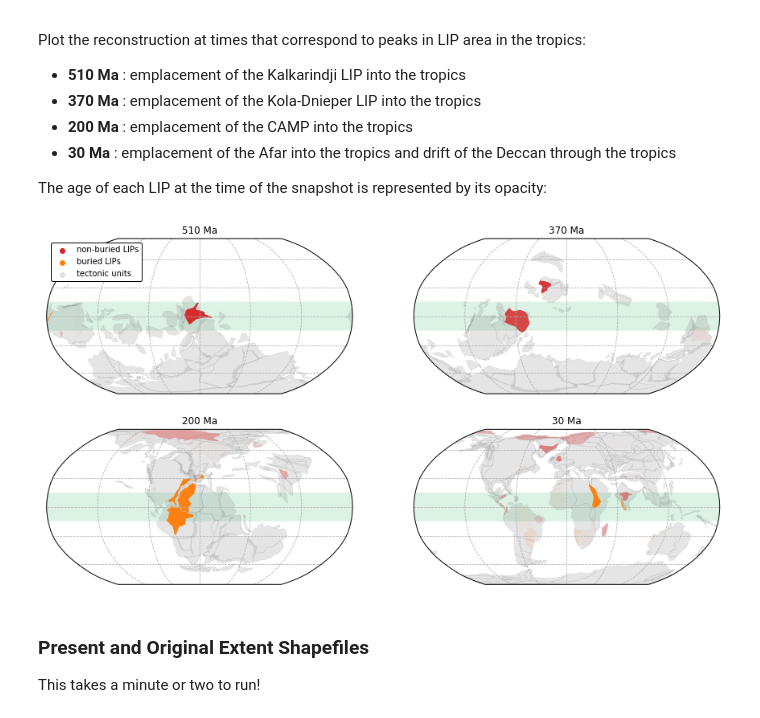
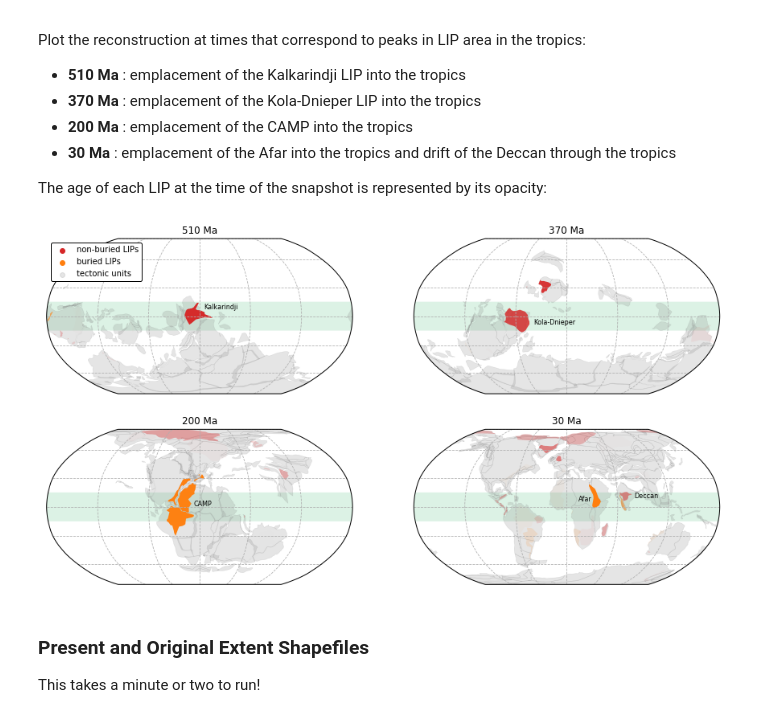
Before and after one commit to Swanson-Hysell-Group/2020_large_igneous_provinces, a Jupyter notebook: Code/LIP_Reconstruction.ipynb, the cells around one changed output. Drawn from its saved outputs; the diff is of its cells as text; code cells hidden in the pictures.

```diff
--- a/Code/LIP_Reconstruction.ipynb
+++ b/Code/LIP_Reconstruction.ipynb
@@ -1139,34 +1139,47 @@ for i in range(len(snapshot_ts)):
         now_date = reconstructed_LIPs[j].get_reconstruction_time()
         feature_age = begin_date - now_date
         feature_name = reconstructed_LIPs[j].get_feature().get_name()
 
         # covered LIPs
         if feature_name in covered_LIP_names:
             facecolor = 'C1'
             decay_ratio = np.exp(-snapshot_lamb*feature_age)
 
         # all other LIPs
         else:
             facecolor = 'C3'
             decay_ratio = np.exp(-snapshot_lamb*feature_age)
 
         # plot the LIP
         poly = Polygon(zip(lons,lats))
         ax[i].add_geometries([poly], ccrs.Geodetic(), facecolor=facecolor, alpha=decay_ratio)
 
         # add title
         ax[i].set_title(str(snapshot_ts[i]) + ' Ma')
 
 # create the legend
 h1 = ax[0].scatter([],[],c='C3',label='non-buried LIPs')
 h2 = ax[0].scatter([],[],c='C1',label='buried LIPs')
 h3 = ax[0].scatter([],[],c='grey',alpha=0.2,label='tectonic units')
 
 ax[0].legend(edgecolor='k',facecolor='white',loc='upper left',framealpha=1)
 
+# add some labels
+ax[0].text(0.57, 0.56, 'Kalkarindji', fontsize=8,
+           horizontalalignment='center',verticalalignment='center',transform=ax[0].transAxes)
+ax[1].text(0.46, 0.46, 'Kola-Dnieper', fontsize=8,
+           horizontalalignment='center',verticalalignment='center',transform=ax[1].transAxes)
+ax[2].text(0.51, 0.52, 'CAMP', fontsize=8,
+           horizontalalignment='center',verticalalignment='center',transform=ax[2].transAxes)
+ax[3].text(0.56, 0.55, 'Afar', fontsize=8,
+           horizontalalignment='center',verticalalignment='center',transform=ax[3].transAxes)
+ax[3].text(0.76, 0.57, 'Deccan', fontsize=8,
+           horizontalalignment='center',verticalalignment='center',transform=ax[3].transAxes)
+
+#plt.savefig('../Manuscript/Figures/Reconstruction_Snapshots.pdf', bbox_inches='tight')
 plt.show(fig)
 # %% [output]
-[figure, old version]
+[figure, new version]
 # %% [markdown]
 ### Present and Original Extent Shapefiles
 
```
Also changed, not shown: parts of 2 cells of this notebook, 2 other files.
